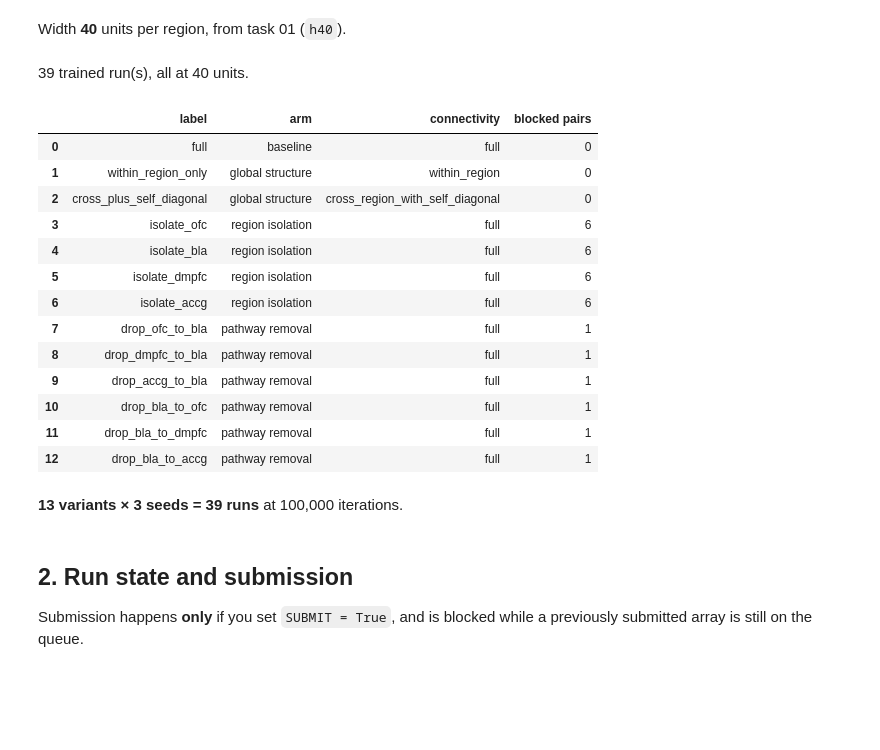
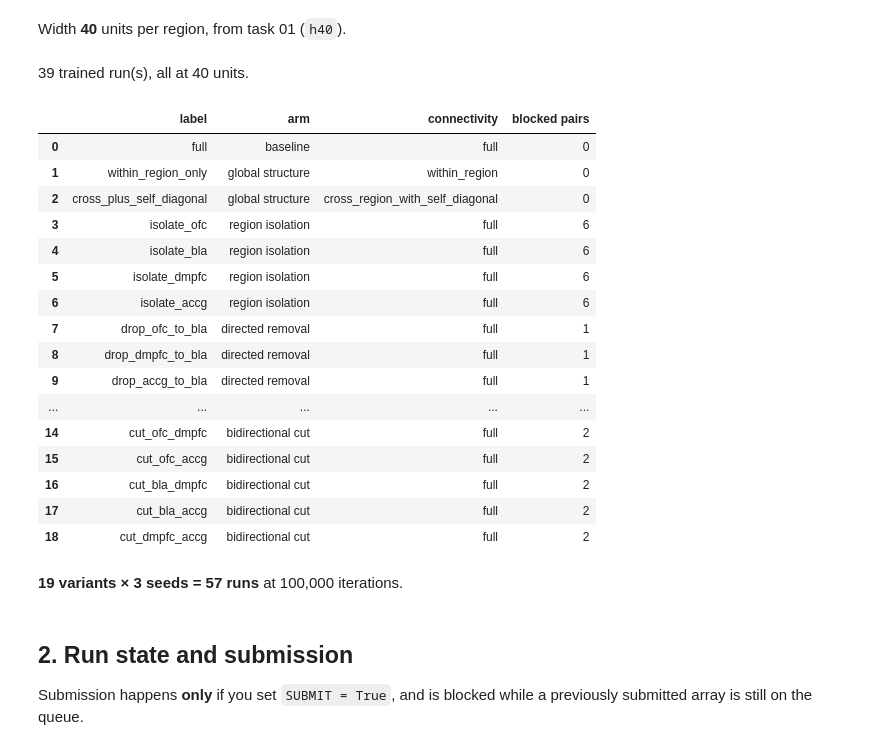
Before and after one commit to gprabaha/dal_monte_2022_analysis, a Jupyter notebook: notebooks/mrnn_thesis/03_connectivity.ipynb, the cells around one changed output. Saved outputs shown, nothing was run; the diff lists cells and outputs as text; code cells hidden in the pictures; blank space fills up the shorter version.

```diff
--- a/notebooks/mrnn_thesis/03_connectivity.ipynb
+++ b/notebooks/mrnn_thesis/03_connectivity.ipynb
@@ -77,7 +78,7 @@ apply_thesis_plot_style(load_config(repo_root / "configs" / "plotting.yaml"))
 
 PROTOCOL_ROOT = protocol.resolve_chapter_root(DATASET_CFG_PATH, task="00_training_protocol")
 CAPACITY_ROOT = sweep.resolve_task_root("01_capacity", DATASET_CFG_PATH)
-TASK_ROOT = sweep.resolve_task_root("02_connectivity", DATASET_CFG_PATH)
+TASK_ROOT = sweep.resolve_task_root("03_connectivity", DATASET_CFG_PATH)
 CEILING_DIR = ceiling_mod.resolve_output_dir(DATASET_CFG_PATH)
 FIGURE_DIR = syn.resolve_output_dir(DATASET_CFG_PATH, scope="03_connectivity")
 FIGURES = ThesisFigureSettings(output_dir=FIGURE_DIR)
@@ -159,6 +172,12 @@ ensemble singled out as changing its drive share during interactive-face fixatio
 # %%
+from itertools import combinations
+
+#: Directed removals, kept from the first pass: they establish that one-way cuts are too
+#: weak to read, which is what motivates the bidirectional arm.
 PATHWAYS_TO_TEST = [(source, "bla") for source in REGIONS if source != "bla"] + \
                    [("bla", target) for target in REGIONS if target != "bla"]
+#: Every unordered pair, severed in both directions. Six of them for four regions.
+PAIRS_TO_CUT = list(combinations(REGIONS, 2))
 
 # l1_weight_scale is set to 0 rather than inherited. The task-00 recipe carries 0.01,
 # which came from the legacy ensembles and was never chosen -- and at that value it is not
@@ -191,9 +210,15 @@ for region in REGIONS:
     ))
 for source, target in PATHWAYS_TO_TEST:
     variants.append(sweep.ModelVariant(
-        label=f"drop_{source}_to_{target}", arm="pathway removal",
+        label=f"drop_{source}_to_{target}", arm="directed removal",
         overrides={**base_overrides, "recurrent_connectivity": "full",
                    "recurrent_blocked_pairs": ((source, target),)},
+    ))
+for first, second in PAIRS_TO_CUT:
+    variants.append(sweep.ModelVariant(
+        label=f"cut_{first}_{second}", arm="bidirectional cut",
+        overrides={**base_overrides, "recurrent_connectivity": "full",
+                   "recurrent_blocked_pairs": ((first, second), (second, first))},
     ))
 
 seeds = protocol.protocol_seeds(n_seeds=SWEEP_SEEDS)
@@ -210,40 +235,43 @@ _trained = sorted(
 )
 if _trained:
     _widths = {int(yaml.safe_load(path.read_text())["hidden_units"]) for path in _trained}
     if _widths != {HIDDEN_UNITS}:
         display(Markdown(
             f"🔴 **Width mismatch.** {len(_trained)} trained run(s) used {sorted(_widths)} units, "
             f"but the current selection is {HIDDEN_UNITS}. Those runs answer the question at the "
             f"wrong width and should be refitted before the results below are used."
         ))
     else:
         display(Markdown(f"{len(_trained)} trained run(s), all at {HIDDEN_UNITS} units."))
 display(pd.DataFrame([{"label": v.label, "arm": v.arm,
                        "connectivity": v.overrides.get("recurrent_connectivity"),
                        "blocked pairs": len(v.overrides.get("recurrent_blocked_pairs", ()))}
                       for v in variants]))
 display(Markdown(
     f"**{len(variants)} variants × {len(seeds)} seeds = {len(variants) * len(seeds)} runs** at "
     f"{SELECTED_PROTOCOL['epochs']:,} iterations."
 ))
 # %% [output]
 Width **40** units per region, from task 01 (`h40`).
 39 trained run(s), all at 40 units.
 |  | label | arm | connectivity | blocked pairs |
 | 0 | full | baseline | full | 0 |
 | 1 | within_region_only | global structure | within_region | 0 |
 | 2 | cross_plus_self_diagonal | global structure | cross_region_with_self_diagonal | 0 |
 | 3 | isolate_ofc | region isolation | full | 6 |
 | 4 | isolate_bla | region isolation | full | 6 |
 | 5 | isolate_dmpfc | region isolation | full | 6 |
 | 6 | isolate_accg | region isolation | full | 6 |
-| 7 | drop_ofc_to_bla | pathway removal | full | 1 |
-| 8 | drop_dmpfc_to_bla | pathway removal | full | 1 |
-| 9 | drop_accg_to_bla | pathway removal | full | 1 |
-| 10 | drop_bla_to_ofc | pathway removal | full | 1 |
-| 11 | drop_bla_to_dmpfc | pathway removal | full | 1 |
-| 12 | drop_bla_to_accg | pathway removal | full | 1 |
+| 7 | drop_ofc_to_bla | directed removal | full | 1 |
+| 8 | drop_dmpfc_to_bla | directed removal | full | 1 |
+| 9 | drop_accg_to_bla | directed removal | full | 1 |
+| ... | ... | ... | ... | ... |
+| 14 | cut_ofc_dmpfc | bidirectional cut | full | 2 |
+| 15 | cut_ofc_accg | bidirectional cut | full | 2 |
+| 16 | cut_bla_dmpfc | bidirectional cut | full | 2 |
+| 17 | cut_bla_accg | bidirectional cut | full | 2 |
+| 18 | cut_dmpfc_accg | bidirectional cut | full | 2 |
-**13 variants × 3 seeds = 39 runs** at 100,000 iterations.
+**19 variants × 3 seeds = 57 runs** at 100,000 iterations.
 # %% [markdown]
 ## 2. Run state and submission
 
```
Also changed, not shown: parts of 8 cells of this notebook, 2 other files.
